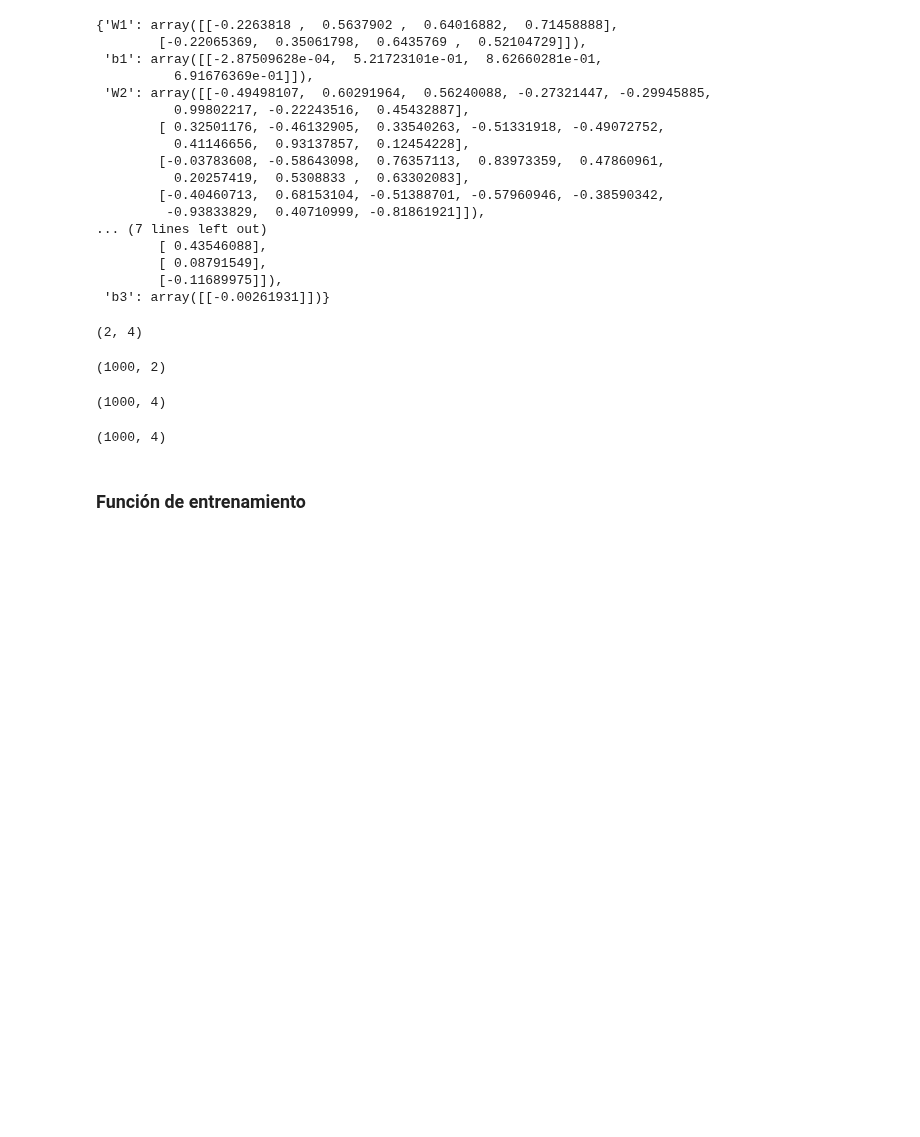
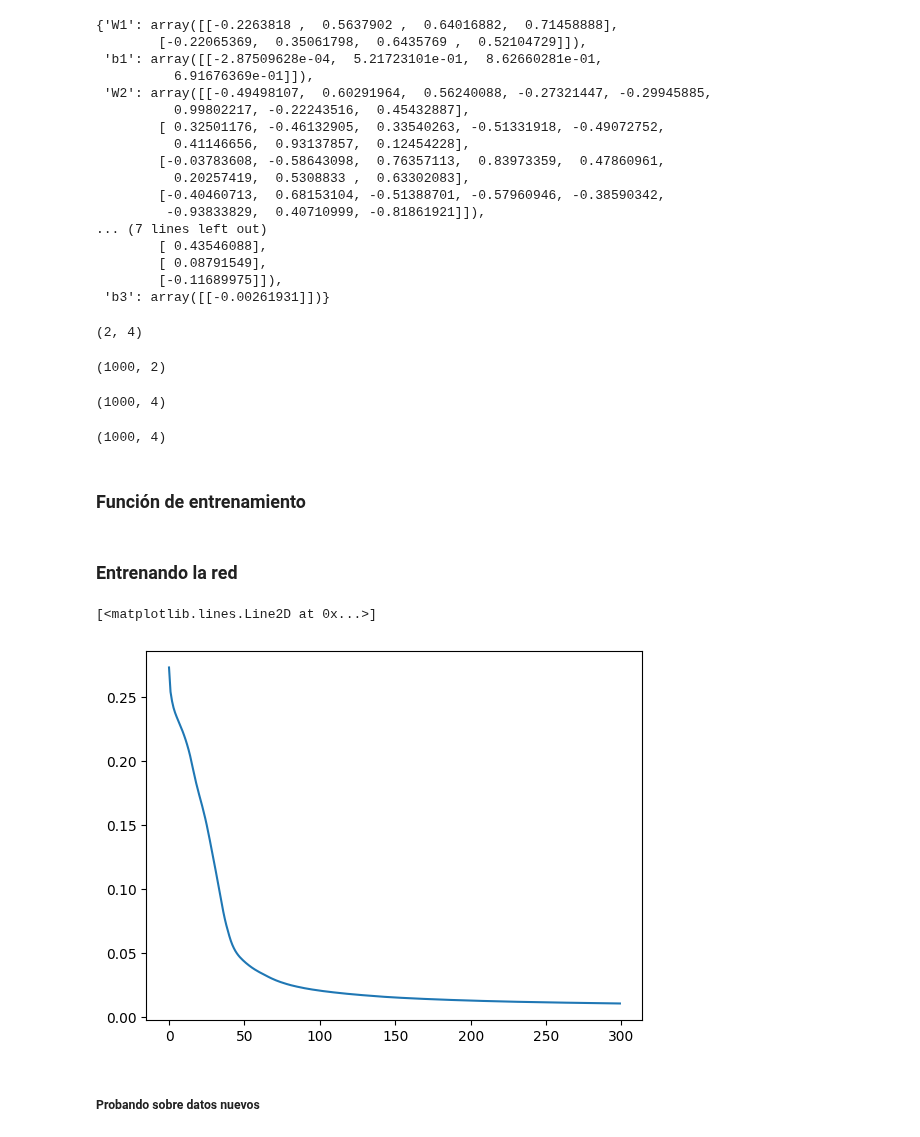
Before and after one commit to feltoxXx/Deep-Learning-Computer-Vision, a Jupyter notebook: Curso de Fundamentos de Redes Neuronales con Python y Keras/4_primera_red_neuronal_con_numpy.ipynb, the cells around one changed output. Saved outputs shown, nothing was run; the diff lists cells and outputs as text; code cells hidden in the pictures; blank space fills up the shorter version.

```diff
--- a/Curso de Fundamentos de Redes Neuronales con Python y Keras/4_primera_red_neuronal_con_numpy.ipynb
+++ b/Curso de Fundamentos de Redes Neuronales con Python y Keras/4_primera_red_neuronal_con_numpy.ipynb
@@ -48,3 +50,12 @@ def mse(y,y_hat,derivate=False):
+# %%
+def initialize_parameters_dl(layers_dim):
+    parameters = {}
+    L = len(layers_dim)
+    for l in range(0, L - 1):
+        parameters[f'W{str(l+1)}'] = (np.random.rand(layers_dim[l],layers_dim[l+1]) * 2) - 1
+        parameters[f'b{str(l+1)}'] = (np.random.rand(1,layers_dim[l+1]) * 2) - 1
+
+    return parameters
 # %% [markdown]
 #### Problema a resolver con la red neuronal
 # %%
@@ -142,3 +153,23 @@ def train(x_data, lr, params, training = True):
         params['b1'] = params['b1'] - (np.mean(params['dZ1'],axis=0, keepdims=True)) * lr
 
     return output
+# %% [markdown]
+### Entrenando la red
+# %%
+layers_dims = [2,4,8,1]
+LR = 0.0001
+params = initialize_parameters_dl(layers_dims)
+errors = []
+
+for _ in range(30000):
+    output = train(X,LR,params)
+    if _ % 100 == 0:
+        print(mse(Y,output))
+        errors.append(mse(Y,output))
+# %%
+plt.plot(errors)
+# %% [output]
+[<matplotlib.lines.Line2D at 0x...>]
+[figure, added]
+# %% [markdown]
+##### Probando sobre datos nuevos
```
Also changed, not shown: parts of 4 cells of this notebook.
